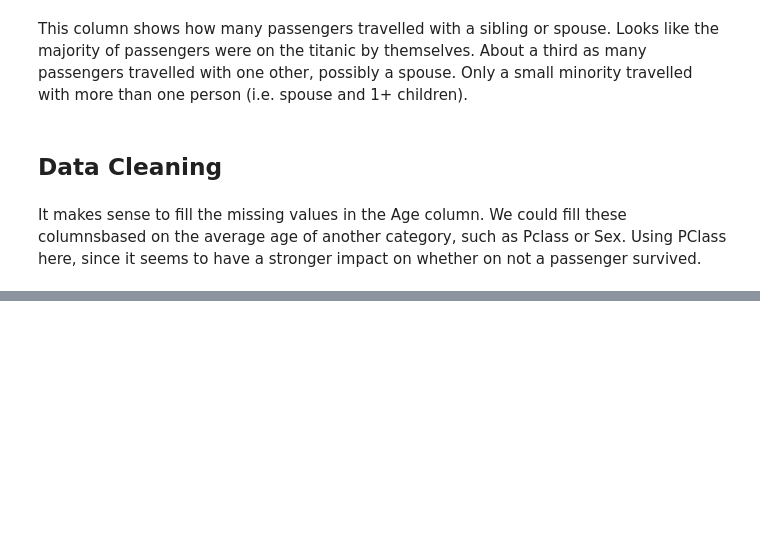
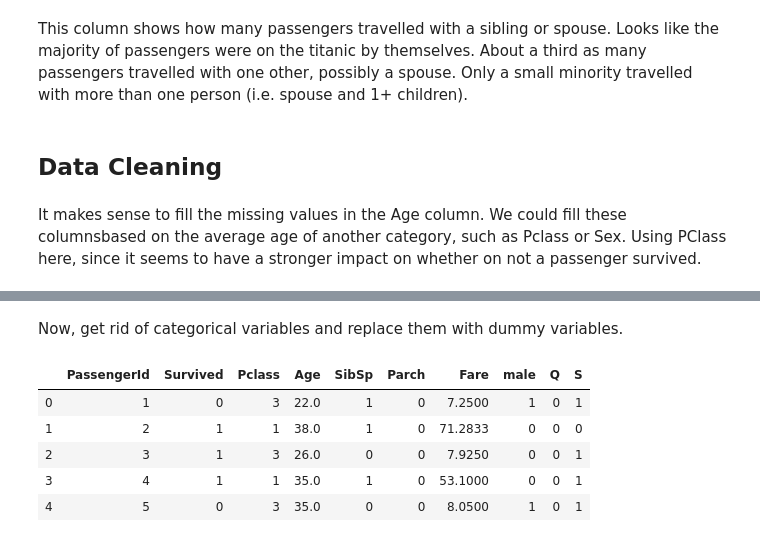
Before and after one commit to s-mushnoori/titanic, a Jupyter notebook: Titanic_Logistic Regression.ipynb, the cells around one changed output, grey strips where cells are left out. Saved outputs shown, nothing was run; the diff lists cells and outputs as text; code cells hidden in the pictures; blank space fills up the shorter version.

```diff
--- a/Titanic_Logistic Regression.ipynb
+++ b/Titanic_Logistic Regression.ipynb
@@ -115,0 +134,21 @@ df_train['Age'].isnull().sum()
+# %%
+df_train.dropna(inplace=True)
+# %% [markdown]
+Now, get rid of categorical variables and replace them with dummy variables.
+# %%
+is_male = pd.get_dummies(df_train['Sex'], drop_first=True)    #Drop the first column to avoid multicollinearity
+embarked = pd.get_dummies(df_train['Embarked'], drop_first=True)
+
+# Drop other categorical variables
+df_train.drop(['Name','Ticket','Sex','Embarked'], axis=1, inplace=True)
+
+# Add in new columns
+df_train = pd.concat([df_train, is_male, embarked], axis=1)
+df_train.head()
+# %% [output]
+|  | PassengerId | Survived | Pclass | Age | SibSp | Parch | Fare | male | Q | S |
+| 0 | 1 | 0 | 3 | 22.0 | 1 | 0 | 7.2500 | 1 | 0 | 1 |
+| 1 | 2 | 1 | 1 | 38.0 | 1 | 0 | 71.2833 | 0 | 0 | 0 |
+| 2 | 3 | 1 | 3 | 26.0 | 0 | 0 | 7.9250 | 0 | 0 | 1 |
+| 3 | 4 | 1 | 1 | 35.0 | 1 | 0 | 53.1000 | 0 | 0 | 1 |
+| 4 | 5 | 0 | 3 | 35.0 | 0 | 0 | 8.0500 | 1 | 0 | 1 |
```
Also changed, not shown: parts of 4 cells of this notebook.
